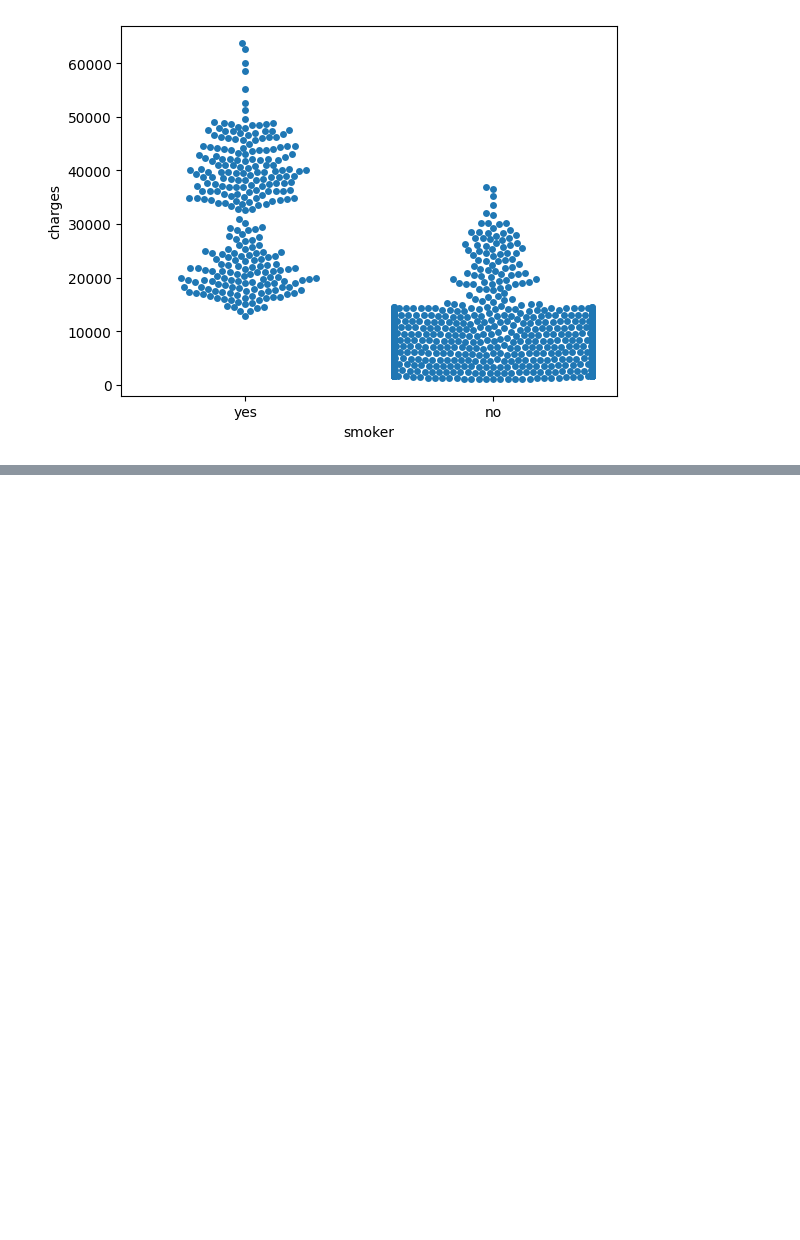
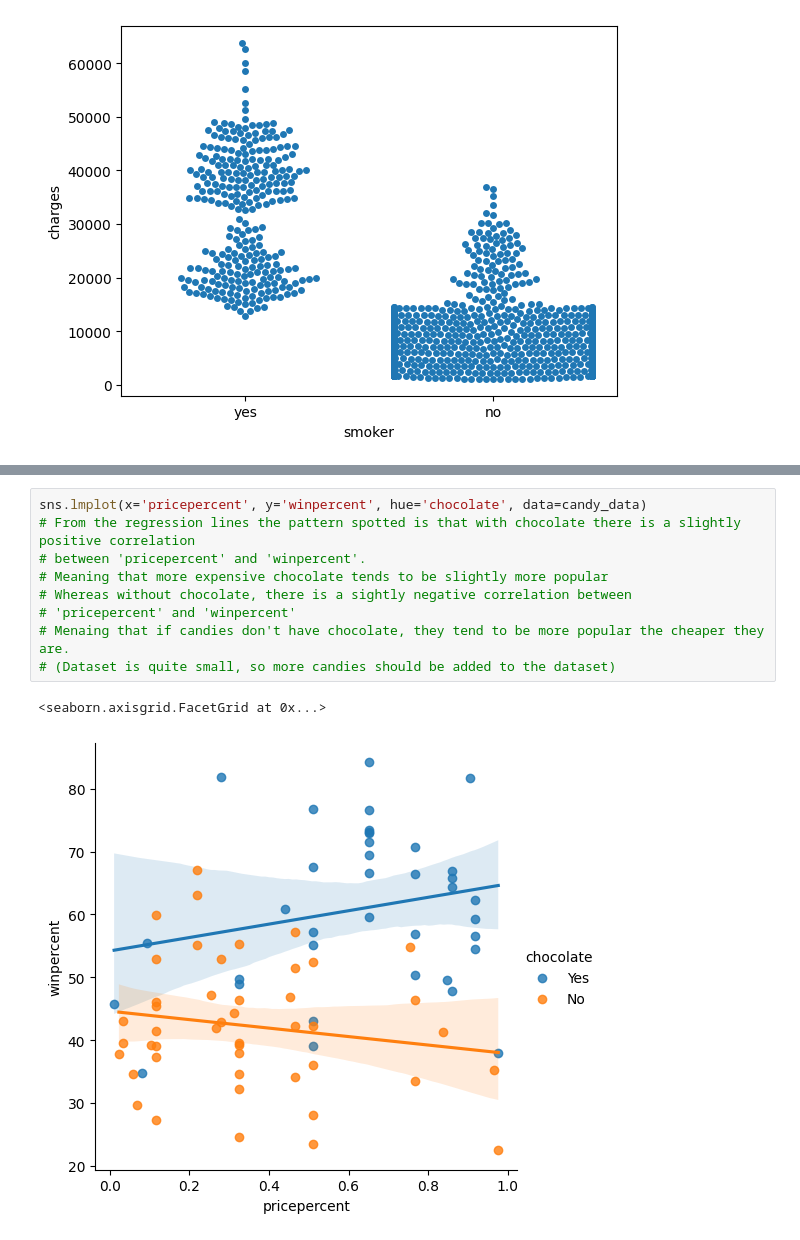
Before and after one commit to alanmicah/DataVisualisation, a Jupyter notebook: scatterPlots.ipynb, the cells around one changed output, grey strips where cells are left out. Saved outputs shown, nothing was run; the diff lists cells and outputs as text; blank space fills up the shorter version.

```diff
--- a/scatterPlots.ipynb
+++ b/scatterPlots.ipynb
@@ -50,0 +99,12 @@ sns.swarmplot(x=insurance_data['smoker'],
+# %%
+sns.lmplot(x='pricepercent', y='winpercent', hue='chocolate', data=candy_data)
+# From the regression lines the pattern spotted is that with chocolate there is a slightly positive correlation
+# between 'pricepercent' and 'winpercent'.
+# Meaning that more expensive chocolate tends to be slightly more popular
+# Whereas without chocolate, there is a sightly negative correlation between
+# 'pricepercent' and 'winpercent'
+# Menaing that if candies don't have chocolate, they tend to be more popular the cheaper they are.
+# (Dataset is quite small, so more candies should be added to the dataset)
+# %% [output]
+<seaborn.axisgrid.FacetGrid at 0x...>
+[figure, added]
```
Also changed, not shown: parts of 6 cells of this notebook, 2 other files.
